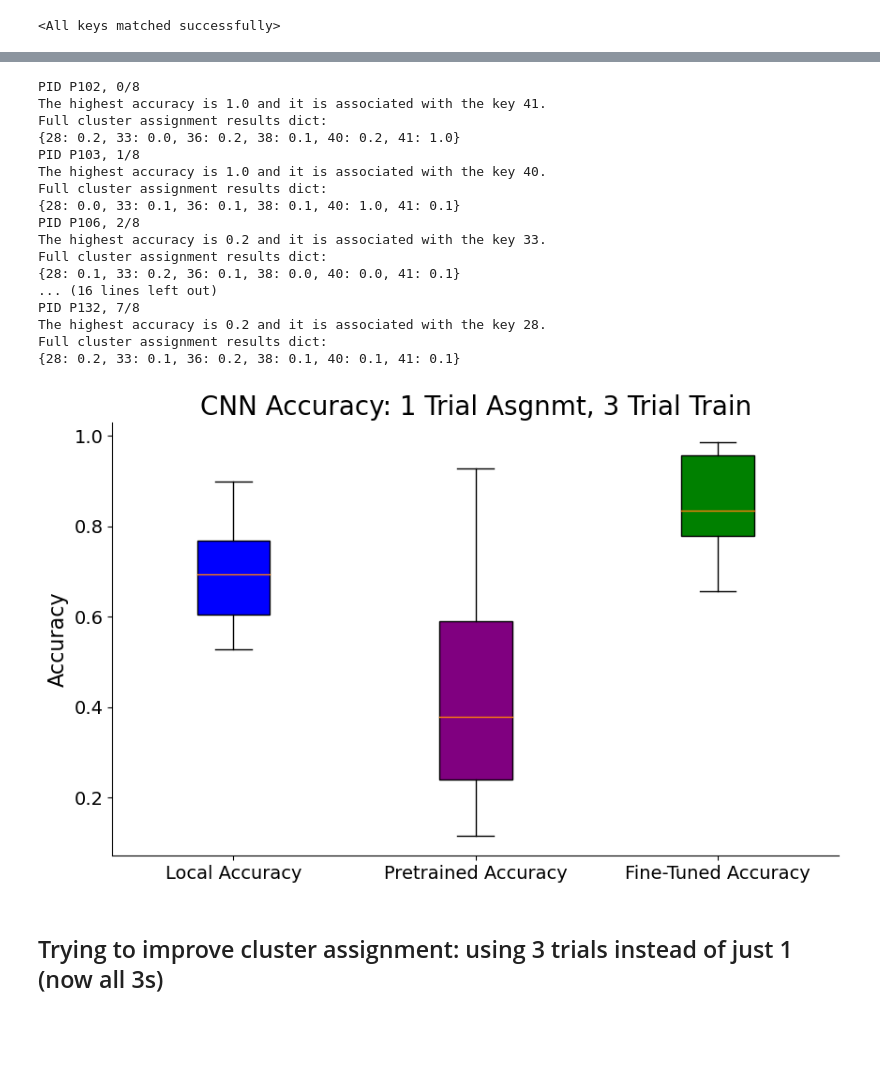
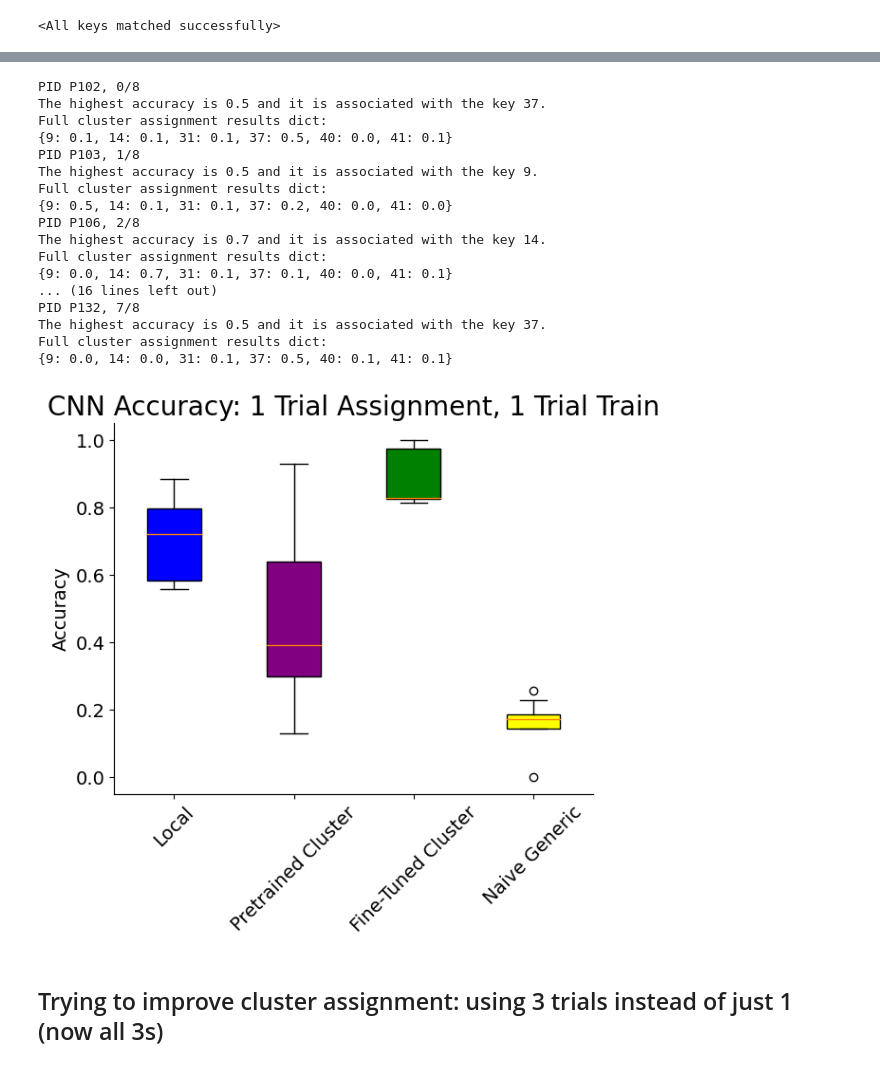
Before and after one commit to kdmalc/fl-gestures, a Jupyter notebook: ELEC573_Proj/201_CNN_AMC_FT_Study.ipynb, the cells around one changed output, grey strips where cells are left out. Saved outputs shown, nothing was run; the diff lists cells and outputs as text; code cells hidden in the pictures; blank space fills up the shorter version.

Commit message:
Added naive generic model accuracy to all plots and resaved. Somewhat unnecessary...

```diff
--- a/ELEC573_Proj/201_CNN_AMC_FT_Study.ipynb
+++ b/ELEC573_Proj/201_CNN_AMC_FT_Study.ipynb
@@ -272,6 +304,10 @@ for pid_count, pid in enumerate(novel_pids):
     local_clus_res = evaluate_model(local_model, intra_test_loader)
     novel_pid_res_dict[pid]["local_acc"] = local_clus_res["accuracy"]
 
+    # 1.5) Test the pretrained GENERIC (e.g. not cluster-level) model
+    generic_clus_res = evaluate_model(pretrained_generic_CNN_model, intra_test_loader)
+    novel_pid_res_dict[pid]["generic_acc"] = generic_clus_res["accuracy"]
+
     # 2) Have the pretrained CNN model from the best cluster do inference
     #   - Have all cluster models do inference and compare assign to whichever cluster gives best results
     #pretrained_generic_CNN_model
@@ -307,53 +343,56 @@ for pid_count, pid in enumerate(novel_pids):
     novel_pid_res_dict[pid]["ft_acc"] = ft_clus_res["accuracy"]
 # %% [output]
 PID P102, 0/8
-The highest accuracy is 1.0 and it is associated with the key 41.
+The highest accuracy is 0.5 and it is associated with the key 37.
 Full cluster assignment results dict:
-{28: 0.2, 33: 0.0, 36: 0.2, 38: 0.1, 40: 0.2, 41: 1.0}
+{9: 0.1, 14: 0.1, 31: 0.1, 37: 0.5, 40: 0.0, 41: 0.1}
 PID P103, 1/8
-The highest accuracy is 1.0 and it is associated with the key 40.
+The highest accuracy is 0.5 and it is associated with the key 9.
 Full cluster assignment results dict:
-{28: 0.0, 33: 0.1, 36: 0.1, 38: 0.1, 40: 1.0, 41: 0.1}
+{9: 0.5, 14: 0.1, 31: 0.1, 37: 0.2, 40: 0.0, 41: 0.0}
 PID P106, 2/8
-The highest accuracy is 0.2 and it is associated with the key 33.
+The highest accuracy is 0.7 and it is associated with the key 14.
 Full cluster assignment results dict:
-{28: 0.1, 33: 0.2, 36: 0.1, 38: 0.0, 40: 0.0, 41: 0.1}
+{9: 0.0, 14: 0.7, 31: 0.1, 37: 0.1, 40: 0.0, 41: 0.1}
 ... (16 lines left out)
 PID P132, 7/8
-The highest accuracy is 0.2 and it is associated with the key 28.
+The highest accuracy is 0.5 and it is associated with the key 37.
 Full cluster assignment results dict:
-{28: 0.2, 33: 0.1, 36: 0.2, 38: 0.1, 40: 0.1, 41: 0.1}
+{9: 0.0, 14: 0.0, 31: 0.1, 37: 0.5, 40: 0.1, 41: 0.1}
 # %%
 local_acc_data = []
 pretrained_acc_data = []
 ft_acc_data = []
+generic_acc_data = []
 # Collecting data from the dictionary
 for pid in novel_pid_res_dict:
     local_acc_data.append(novel_pid_res_dict[pid]['local_acc'])
     pretrained_acc_data.append(novel_pid_res_dict[pid]['pretrained_acc'])
     ft_acc_data.append(novel_pid_res_dict[pid]['ft_acc'])
+    generic_acc_data.append(novel_pid_res_dict[pid]['generic_acc'])
 # %%
 # Plotting box plots with improved aesthetics
-fig, ax = plt.subplots(figsize=(10, 6))
-data = [local_acc_data, pretrained_acc_data, ft_acc_data]
-#colors = ['#1f77b4', '#ff7f0e', '#2ca02c']
-colors = ['blue', 'purple', 'green']
+fig, ax = plt.subplots(figsize=(6, 6))
+data = [local_acc_data, pretrained_acc_data, ft_acc_data, generic_acc_data]
+colors = ['blue', 'purple', 'green', 'yellow']
 # Colors for each boxplot
-bp = ax.boxplot(data, patch_artist=True, labels=['Local Accuracy', 'Pretrained Accuracy', 'Fine-Tuned Accuracy'])
+bp = ax.boxplot(data, patch_artist=True, labels=['Local', 'Pretrained Cluster', 'Fine-Tuned Cluster', "Naive Generic"])
 # Customize boxplot colors
 for patch, color in zip(bp['boxes'], colors):
     patch.set_facecolor(color)
 # Remove top and right borders
 ax.spines['top'].set_visible(False)
 ax.spines['right'].set_visible(False)
 # Increase font sizes
-ax.set_ylabel('Accuracy', fontsize=16)
-ax.set_title('CNN Accuracy: 1 Trial Asgnmt, 3 Trial Train', fontsize=20)
+ax.set_ylabel('Accuracy', fontsize=14)
+ax.set_title('CNN Accuracy: 1 Trial Assignment, 1 Trial Train', fontsize=20)
 ax.tick_params(axis='both', labelsize=14)
+plt.xticks(rotation=45)
+plt.tight_layout()
 plt.savefig(f"C:\\Users\\kdmen\\Repos\\fl-gestures\\ELEC573_Proj\\results\\Final_CNN_Acc_1TA_3TT.png", dpi=500)
 plt.show()
 # %% [output]
-[figure, old version]
+[figure, new version]
 # %% [markdown]
 ## Trying to improve cluster assignment: using 3 trials instead of just 1 (now all 3s)
 # %%
```
Also changed, not shown: parts of 11 cells of this notebook, 4 other files.
